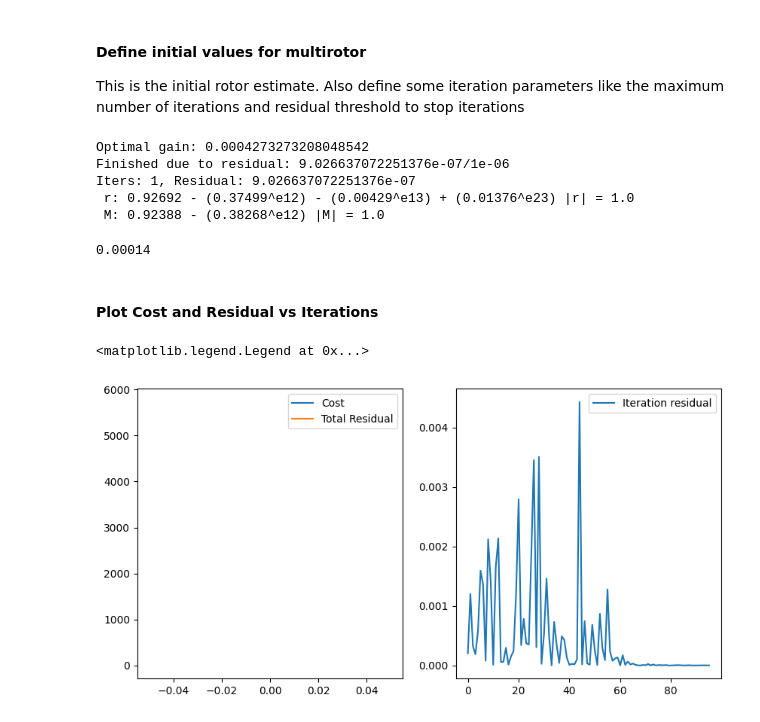
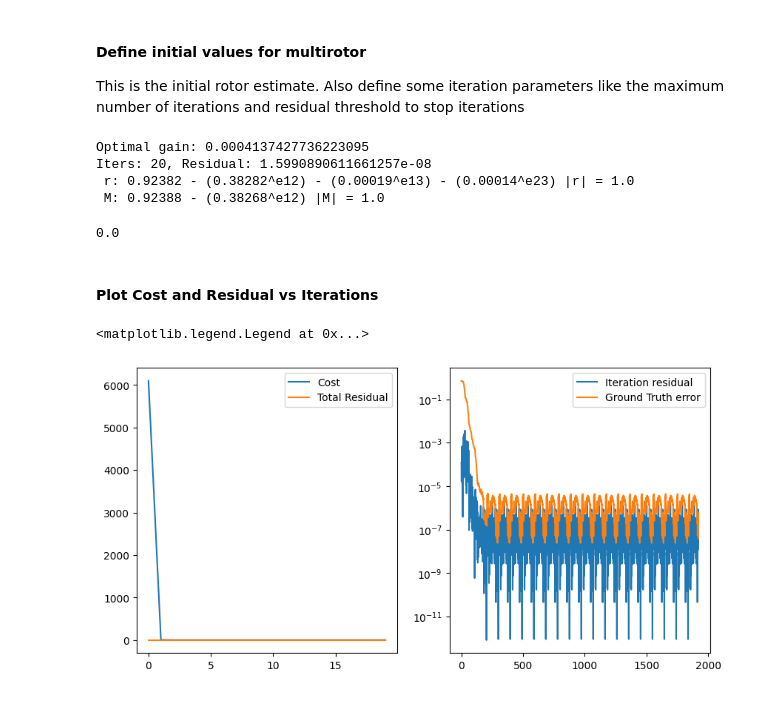
Before and after one commit to juanmed/clifford, a Jupyter notebook: docs/tutorials/g3_rotor_estimation_lopes.ipynb, the cells around one changed output. Cells and saved outputs as stored; diff of their text form; code cells hidden in the pictures.

Commit message:
Add ground truth error and plot log axis

```diff
--- a/docs/tutorials/g3_rotor_estimation_lopes.ipynb
+++ b/docs/tutorials/g3_rotor_estimation_lopes.ipynb
@@ -133,7 +145,7 @@ ax.scatter(measure_cloud[:,0], measure_cloud[:,1], measure_cloud[:,2], color = "
 This is the initial rotor estimate. Also define some iteration parameters like the maximum number of iterations and residual threshold to stop iterations
 # %%
 max_iters = 20 # maximum number of iterations allowed to stop iterating
-residual_thresh = 1e-6 # residual threshold to stop iterating
+residual_thresh = 1e-10 # residual threshold to stop iterating
 r_init = 0.5 + 0.5*e12 -0.5*e13 + 0.5*e23 # initial value of the rotor
 r_init = r_init.normal()
 r =  0.5 + 0.5*e12 -0.5*e13 + 0.5*e23 # optimized value of the rotor
@@ -145,7 +157,7 @@ print(f"Optimal gain: {mu_optimal}")
 
 iters = 0 # current iteration number
 residual = float(10.0) # current  residual
-progress = {'cost': [], 'total_residual': [], 'i_residual': [], 'iters': []}
+progress = {'cost': [], 'total_residual': [], 'i_residual': [], 'iters': [], 'gt_error': []}
 while(iters < max_iters and residual > residual_thresh):
 
     cost = 0.0
@@ -154,6 +166,8 @@ while(iters < max_iters and residual > residual_thresh):
         r = r_init + mu_optimal * (q ^ (r_init * p * ~r_init))*r_init
         # Normalize to respect  constraint |r| =1
         r = r.normal()
+        # Compute error relative to ground truth
+        e = 1 - (r*~M).value[0]
         # Get the residual between new value and previous value
         residual = 1.0 - (r*~r_init)(0).value[0]
         # Start next iteration with the new value
@@ -163,6 +177,7 @@ while(iters < max_iters and residual > residual_thresh):
         d = (q - (r_init * p * ~r_init))
         cost = cost + (d*~d)(0).value[0]
         progress['i_residual'].append(residual)
+        progress['gt_error'].append(e)
 
 
     progress['cost'].append(cost)
@@ -179,28 +194,29 @@ while(iters < max_iters and residual > residual_thresh):
 
 print(f"Iters: {iters}, Residual: {residual} \n r: {r} |r| = {(r*~r)(0)} \n M: {M} |M| = {(M*~M)(0)}")
 # %% [output]
-Optimal gain: 0.0004273273208048542
-Finished due to residual: 9.026637072251376e-07/1e-06
-Iters: 1, Residual: 9.026637072251376e-07
- r: 0.92692 - (0.37499^e12) - (0.00429^e13) + (0.01376^e23) |r| = 1.0
+Optimal gain: 0.0004137427736223095
+Iters: 20, Residual: 1.5990890611661257e-08
+ r: 0.92382 - (0.38282^e12) - (0.00019^e13) - (0.00014^e23) |r| = 1.0
  M: 0.92388 - (0.38268^e12) |M| = 1.0
 # %%
 #### Compute error between ground truth and estimated rotor
 e = 1 - (r*~M)(0)
 e
 # %% [output]
-0.00014
+0.0
 # %% [markdown]
 #### Plot Cost and Residual vs Iterations
 # %%
 fig1 = plt.figure(figsize = (10, 5))
 ax1 = fig1.add_subplot(1,2,1)
 ax2 = fig1.add_subplot(1,2,2)
 ax1.plot(progress['iters'], progress['cost'], label='Cost')
 ax1.plot(progress['iters'], progress['total_residual'], label='Total Residual')
 ax2.plot(progress['i_residual'], label='Iteration residual')
+ax2.plot(progress['gt_error'], label='Ground Truth error')
+ax2.set_yscale('log')
 ax1.legend()
 ax2.legend()
 # %% [output]
 <matplotlib.legend.Legend at 0x...>
-[figure, old version]
+[figure, new version]
```
Also changed, not shown: parts of 2 cells of this notebook.
